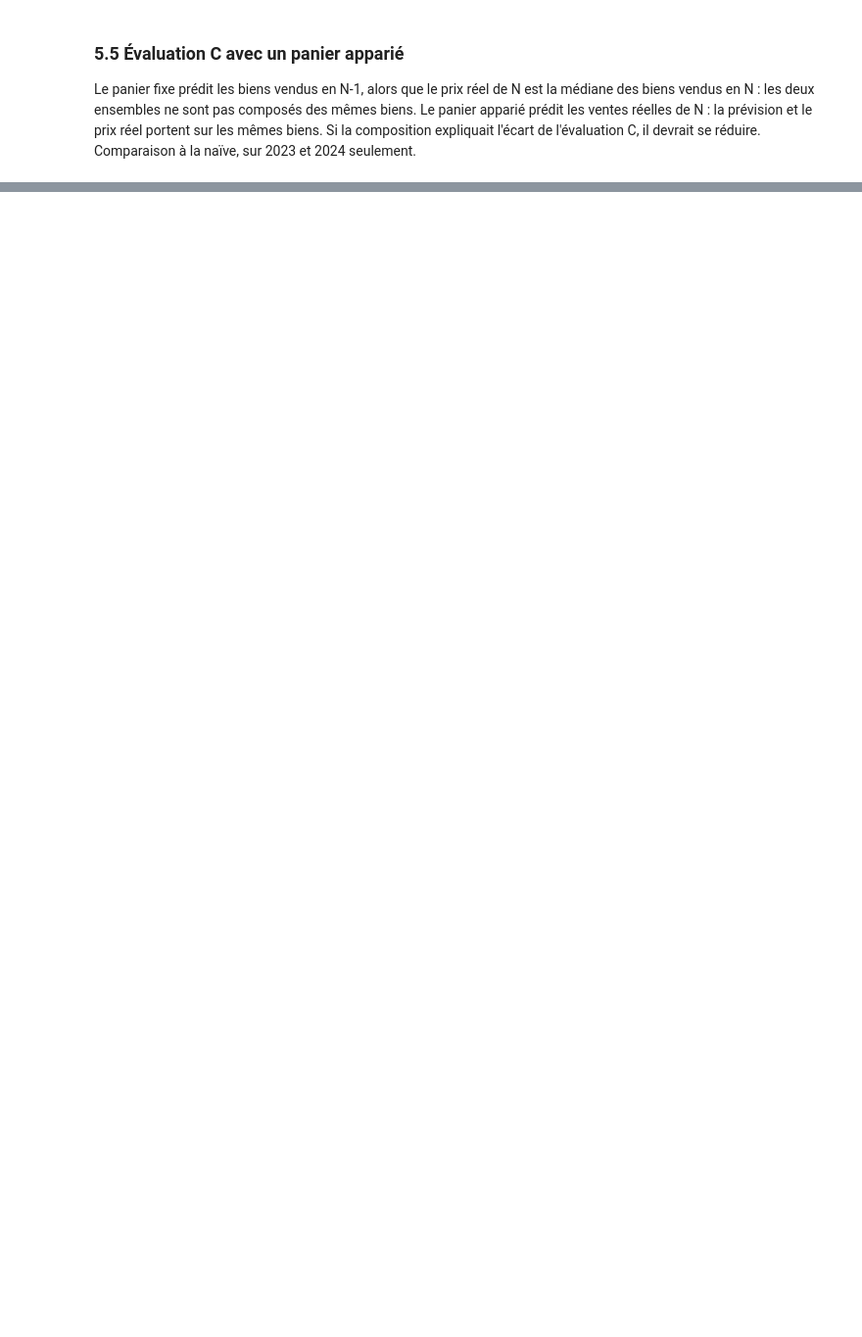
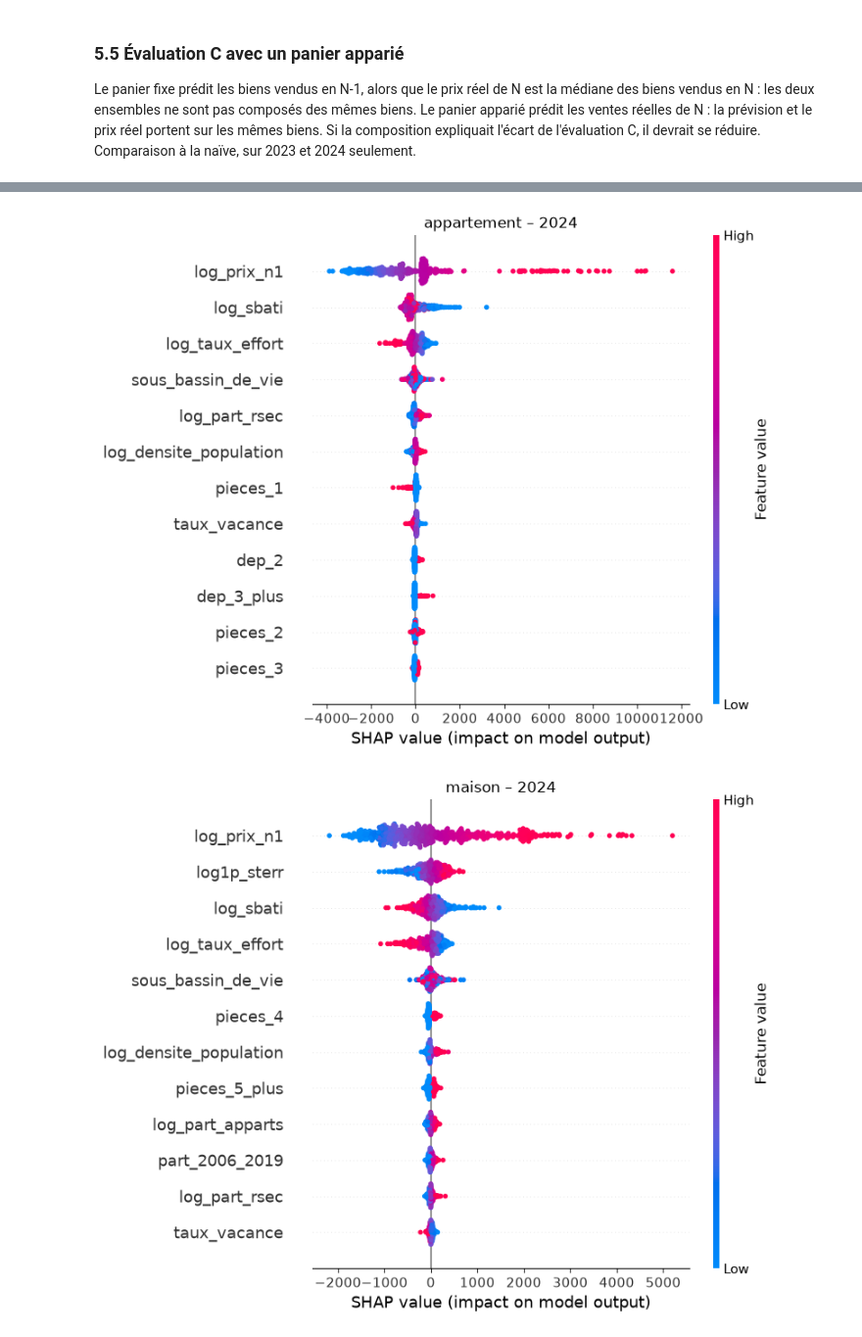
Before and after one commit to cecile-learns/projet_compagnon, a Jupyter notebook: 03_modelisation/3_tour2/H7_modele_par_vente.ipynb, the cells around one changed output, grey strips where cells are left out. Shown at 98% size. Drawn from its saved outputs; the diff is of its cells as text; code cells hidden in the pictures; blank space fills up the shorter version.

```diff
--- a/03_modelisation/3_tour2/H7_modele_par_vente.ipynb
+++ b/03_modelisation/3_tour2/H7_modele_par_vente.ipynb
@@ -1006,0 +1765,11 @@ importances.pivot_table(index="bloc", columns=["type de bien", "année jugée"],
+# %%
+annee_vue = max(FENETRES)
+for type_bien in ["appartement", "maison"]:
+    explication, expliquees = shap_v4[(annee_vue, type_bien)]
+    plt.figure()
+    plt.title(f"{type_bien} – {annee_vue}")
+    shap.summary_plot(explication.values, expliquees, max_display=12, show=False)
+    plt.show()
+# %% [output]
+[figure, added]
+[figure, added]
```
Also changed, not shown: parts of 63 cells of this notebook.
